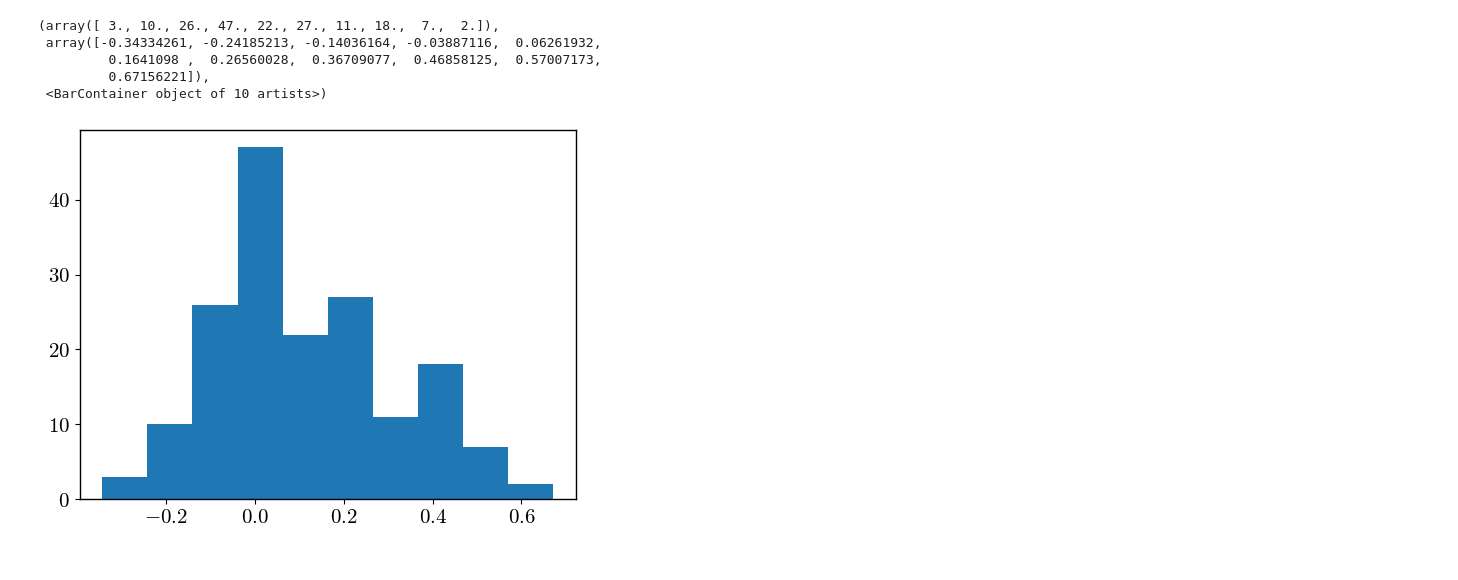
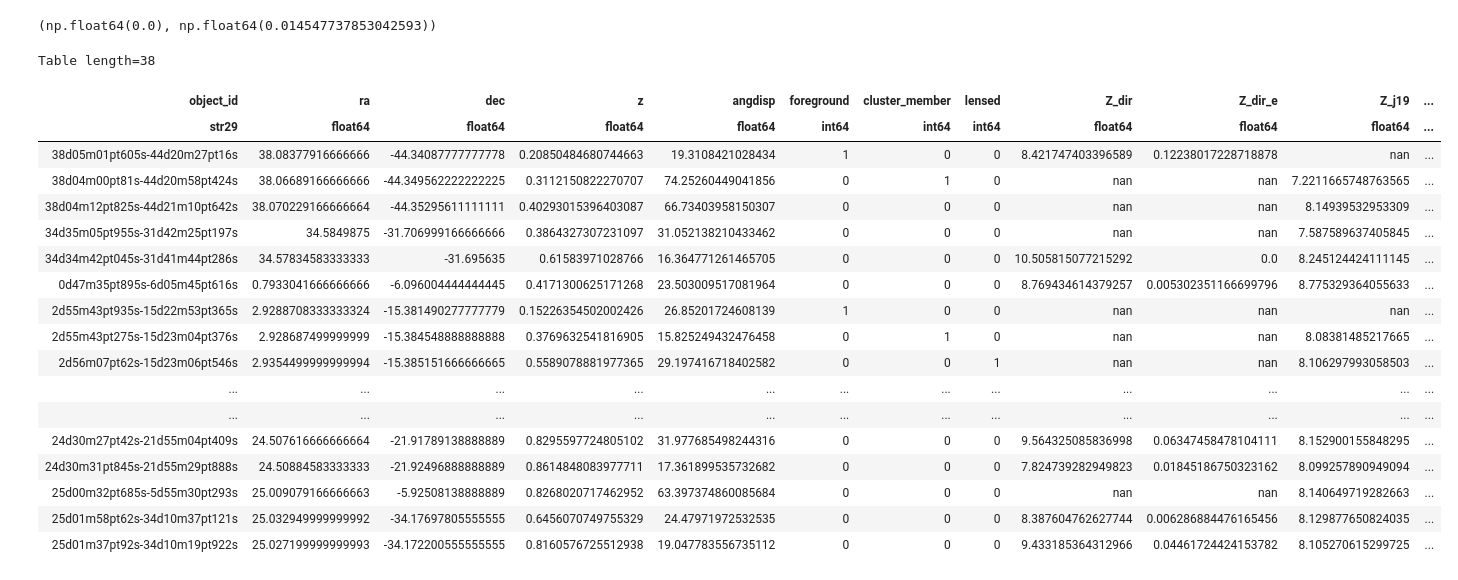
Before and after one commit to 0hardytom/eelgs, a Jupyter notebook: notebooks/epiph/week5/analysiswk5.ipynb, the cells around one changed output. Saved outputs shown, nothing was run; the diff lists cells and outputs as text; code cells hidden in the pictures.

```diff
--- a/notebooks/epiph/week5/analysiswk5.ipynb
+++ b/notebooks/epiph/week5/analysiswk5.ipynb
@@ -85,9 +112,26 @@ plt.hist(diff)
-# %%
-plt.hist(tab['z']-tab['zcluster'])
-# %% [output]
-(array([ 3., 10., 26., 47., 22., 27., 11., 18.,  7.,  2.]),
- array([-0.34334261, -0.24185213, -0.14036164, -0.03887116,  0.06261932,
-         0.1641098 ,  0.26560028,  0.36709077,  0.46858125,  0.57007173,
-         0.67156221]),
- <BarContainer object of 10 artists>)
-[figure, removed]
+# %%
+ax2.get_xlim()
+# %% [output]
+(np.float64(0.0), np.float64(0.014547737853042593))
+# %%
+selection
+# %% [output]
+Table length=38
+| object_id | ra | dec | z | angdisp | foreground | cluster_member | lensed | Z_dir | Z_dir_e | Z_j19 | ... |
+| str29 | float64 | float64 | float64 | float64 | int64 | int64 | int64 | float64 | float64 | float64 | ... |
+| 38d05m01pt605s-44d20m27pt16s | 38.08377916666666 | -44.34087777777778 | 0.20850484680744663 | 19.3108421028434 | 1 | 0 | 0 | 8.421747403396589 | 0.12238017228718878 | nan | ... |
+| 38d04m00pt81s-44d20m58pt424s | 38.06689166666666 | -44.349562222222225 | 0.3112150822270707 | 74.25260449041856 | 0 | 1 | 0 | nan | nan | 7.2211665748763565 | ... |
+| 38d04m12pt825s-44d21m10pt642s | 38.070229166666664 | -44.35295611111111 | 0.40293015396403087 | 66.73403958150307 | 0 | 0 | 0 | nan | nan | 8.14939532953309 | ... |
+| 34d35m05pt955s-31d42m25pt197s | 34.5849875 | -31.706999166666666 | 0.3864327307231097 | 31.052138210433462 | 0 | 0 | 0 | nan | nan | 7.587589637405845 | ... |
+| 34d34m42pt045s-31d41m44pt286s | 34.57834583333333 | -31.695635 | 0.61583971028766 | 16.364771261465705 | 0 | 0 | 0 | 10.505815077215292 | 0.0 | 8.245124424111145 | ... |
+| 0d47m35pt895s-6d05m45pt616s | 0.7933041666666666 | -6.096004444444445 | 0.4171300625171268 | 23.503009517081964 | 0 | 0 | 0 | 8.769434614379257 | 0.005302351166699796 | 8.775329364055633 | ... |
+| 2d55m43pt935s-15d22m53pt365s | 2.9288708333333324 | -15.381490277777779 | 0.15226354502002426 | 26.85201724608139 | 1 | 0 | 0 | nan | nan | nan | ... |
+| 2d55m43pt275s-15d23m04pt376s | 2.928687499999999 | -15.384548888888888 | 0.3769632541816905 | 15.825249432476458 | 0 | 1 | 0 | nan | nan | 8.08381485217665 | ... |
+| 2d56m07pt62s-15d23m06pt546s | 2.9354499999999994 | -15.385151666666665 | 0.5589078881977365 | 29.197416718402582 | 0 | 0 | 1 | nan | nan | 8.106297993058503 | ... |
+| ... | ... | ... | ... | ... | ... | ... | ... | ... | ... | ... | ... |
+| ... | ... | ... | ... | ... | ... | ... | ... | ... | ... | ... | ... |
+| 24d30m27pt42s-21d55m04pt409s | 24.507616666666664 | -21.91789138888889 | 0.8295597724805102 | 31.977685498244316 | 0 | 0 | 0 | 9.564325085836998 | 0.06347458478104111 | 8.152900155848295 | ... |
+| 24d30m31pt845s-21d55m29pt888s | 24.50884583333333 | -21.92496888888889 | 0.8614848083977711 | 17.361899535732682 | 0 | 0 | 0 | 7.824739282949823 | 0.01845186750323162 | 8.099257890949094 | ... |
+| 25d00m32pt685s-5d55m30pt293s | 25.009079166666663 | -5.92508138888889 | 0.8268020717462952 | 63.397374860085684 | 0 | 0 | 0 | nan | nan | 8.140649719282663 | ... |
+| 25d01m58pt62s-34d10m37pt121s | 25.032949999999992 | -34.17697805555555 | 0.6456070749755329 | 24.47971972532535 | 0 | 0 | 0 | 8.387604762627744 | 0.006286884476165456 | 8.129877650824035 | ... |
+| 25d01m37pt92s-34d10m19pt922s | 25.027199999999993 | -34.172200555555555 | 0.8160576725512938 | 19.047783556735112 | 0 | 0 | 0 | 9.433185364312966 | 0.04461724424153782 | 8.105270615299725 | ... |
```
Also changed, not shown: parts of 3 cells of this notebook.
